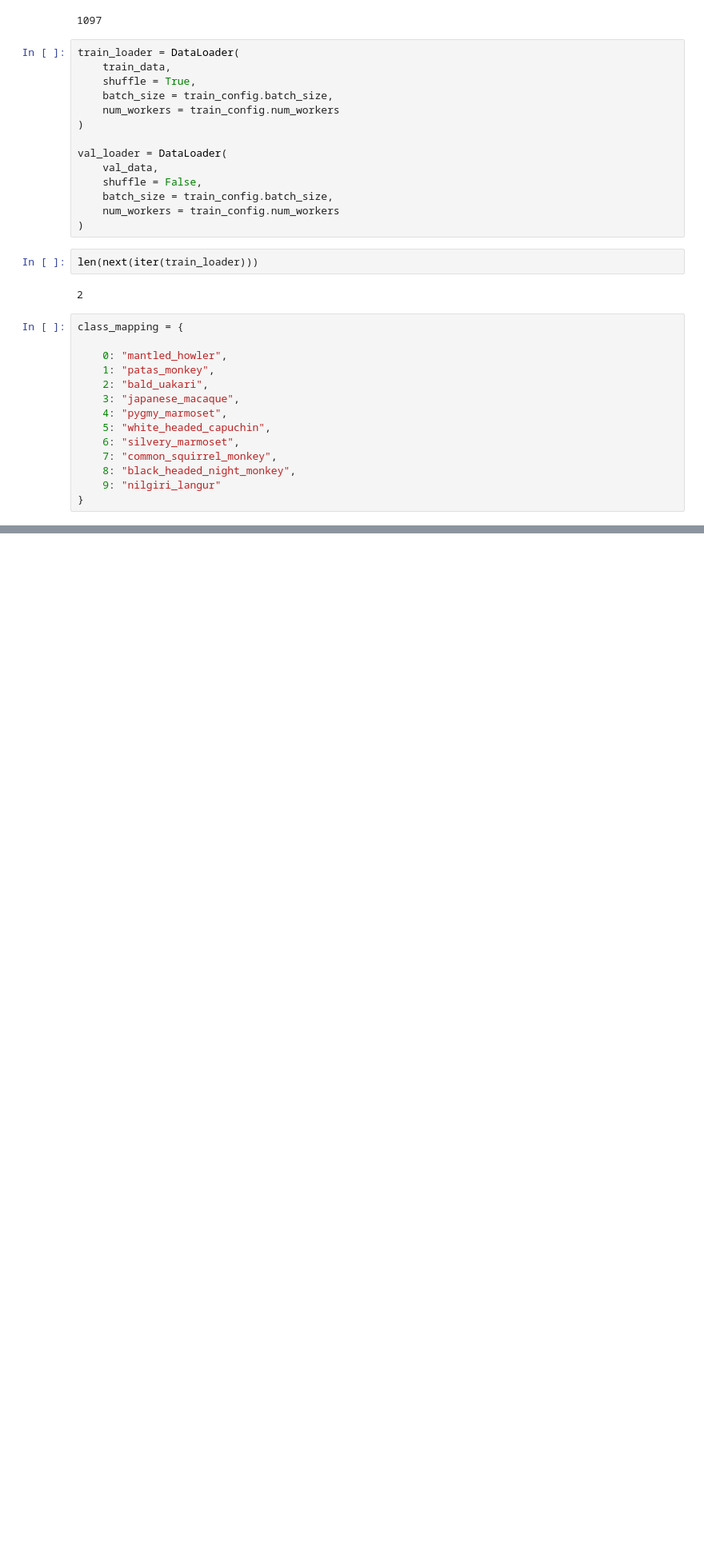
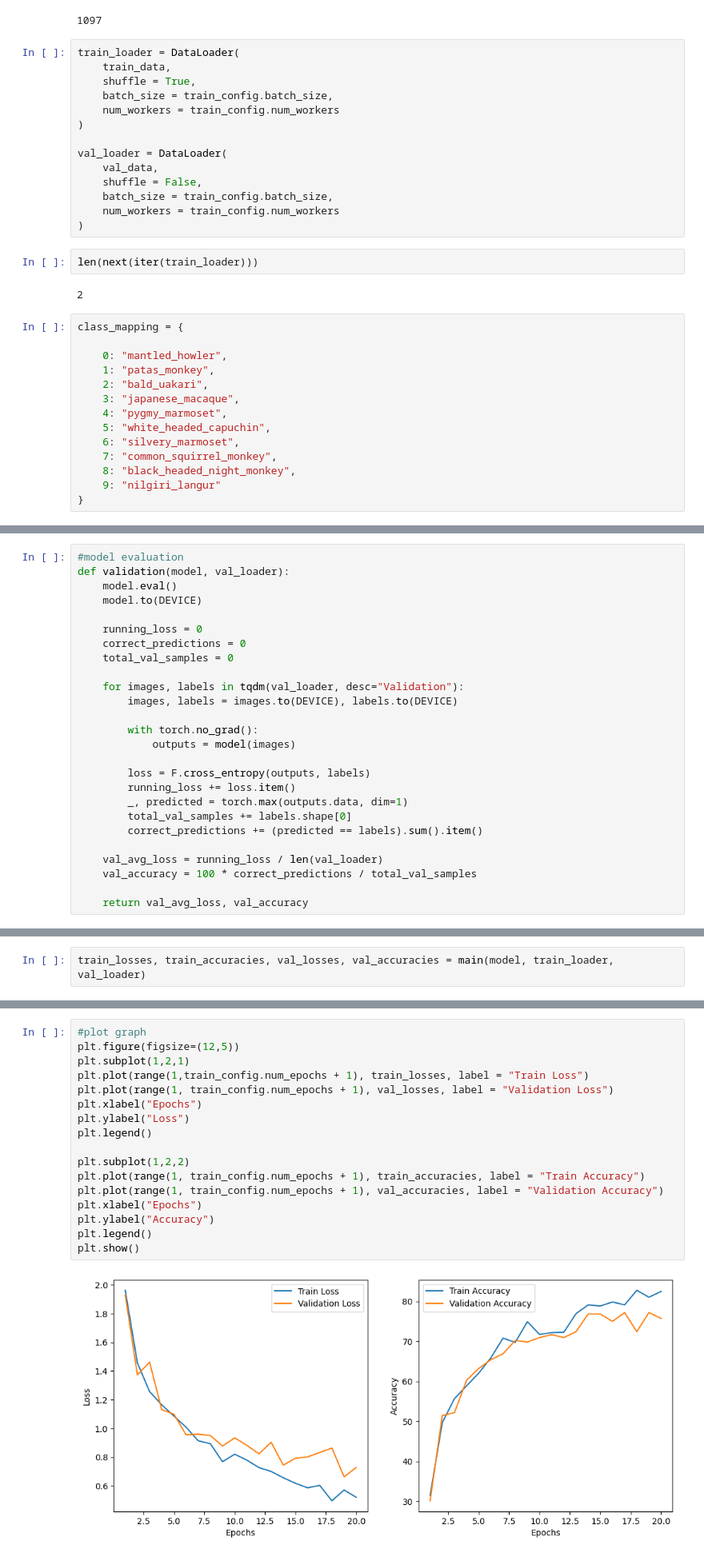
Before and after one commit to teohyc/PYTORCH_PY, a Jupyter notebook: monkey_species_cnn_classifier.ipynb, the cells around one changed output, grey strips where cells are left out. Shown at 80% size. Drawn from its saved outputs; the diff is of its cells as text; blank space fills up the shorter version.

```diff
--- a/monkey_species_cnn_classifier.ipynb
+++ b/monkey_species_cnn_classifier.ipynb
@@ -280,0 +379,26 @@ torch.Size([32, 3, 224, 224])
+# %%
+#model evaluation
+def validation(model, val_loader):
+    model.eval()
+    model.to(DEVICE)
+
+    running_loss = 0
+    correct_predictions = 0
+    total_val_samples = 0
+
+    for images, labels in tqdm(val_loader, desc="Validation"):
+        images, labels = images.to(DEVICE), labels.to(DEVICE)
+
+        with torch.no_grad():
+            outputs = model(images)
+
+        loss = F.cross_entropy(outputs, labels)
+        running_loss += loss.item()
+        _, predicted = torch.max(outputs.data, dim=1)
+        total_val_samples += labels.shape[0]
+        correct_predictions += (predicted == labels).sum().item()
+
+    val_avg_loss = running_loss / len(val_loader)
+    val_accuracy = 100 * correct_predictions / total_val_samples
+
+    return val_avg_loss, val_accuracy
@@ -280,0 +439,2 @@ torch.Size([32, 3, 224, 224])
+# %%
+train_losses, train_accuracies, val_losses, val_accuracies = main(model, train_loader, val_loader)
@@ -280,0 +465,19 @@ torch.Size([32, 3, 224, 224])
+# %%
+#plot graph
+plt.figure(figsize=(12,5))
+plt.subplot(1,2,1)
+plt.plot(range(1,train_config.num_epochs + 1), train_losses, label = "Train Loss")
+plt.plot(range(1, train_config.num_epochs + 1), val_losses, label = "Validation Loss")
+plt.xlabel("Epochs")
+plt.ylabel("Loss")
+plt.legend()
+
+plt.subplot(1,2,2)
+plt.plot(range(1, train_config.num_epochs + 1), train_accuracies, label = "Train Accuracy")
+plt.plot(range(1, train_config.num_epochs + 1), val_accuracies, label = "Validation Accuracy")
+plt.xlabel("Epochs")
+plt.ylabel("Accuracy")
+plt.legend()
+plt.show()
+# %% [output]
+[figure, added]
```
Also changed, not shown: parts of 14 cells of this notebook, 1 other file.
